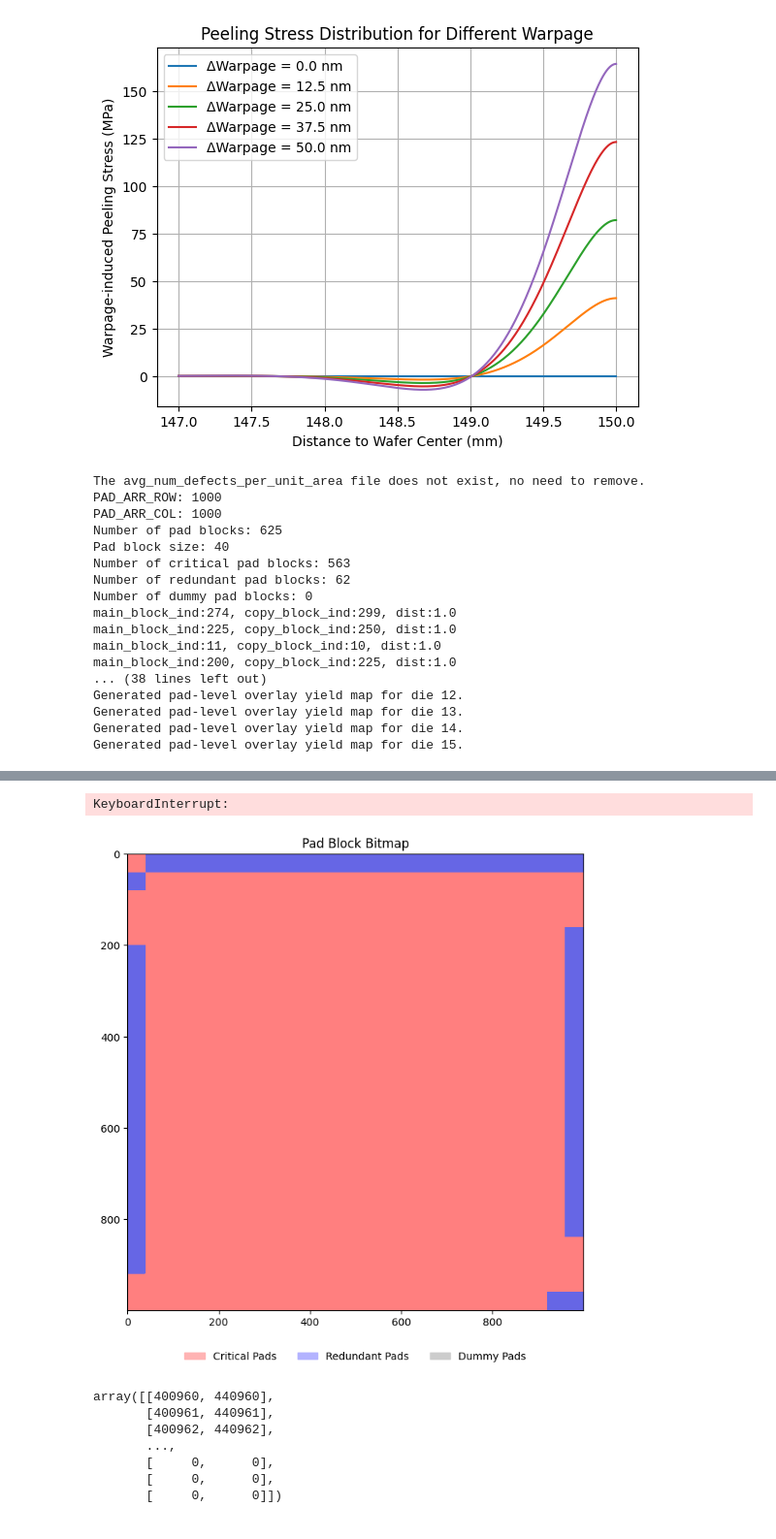
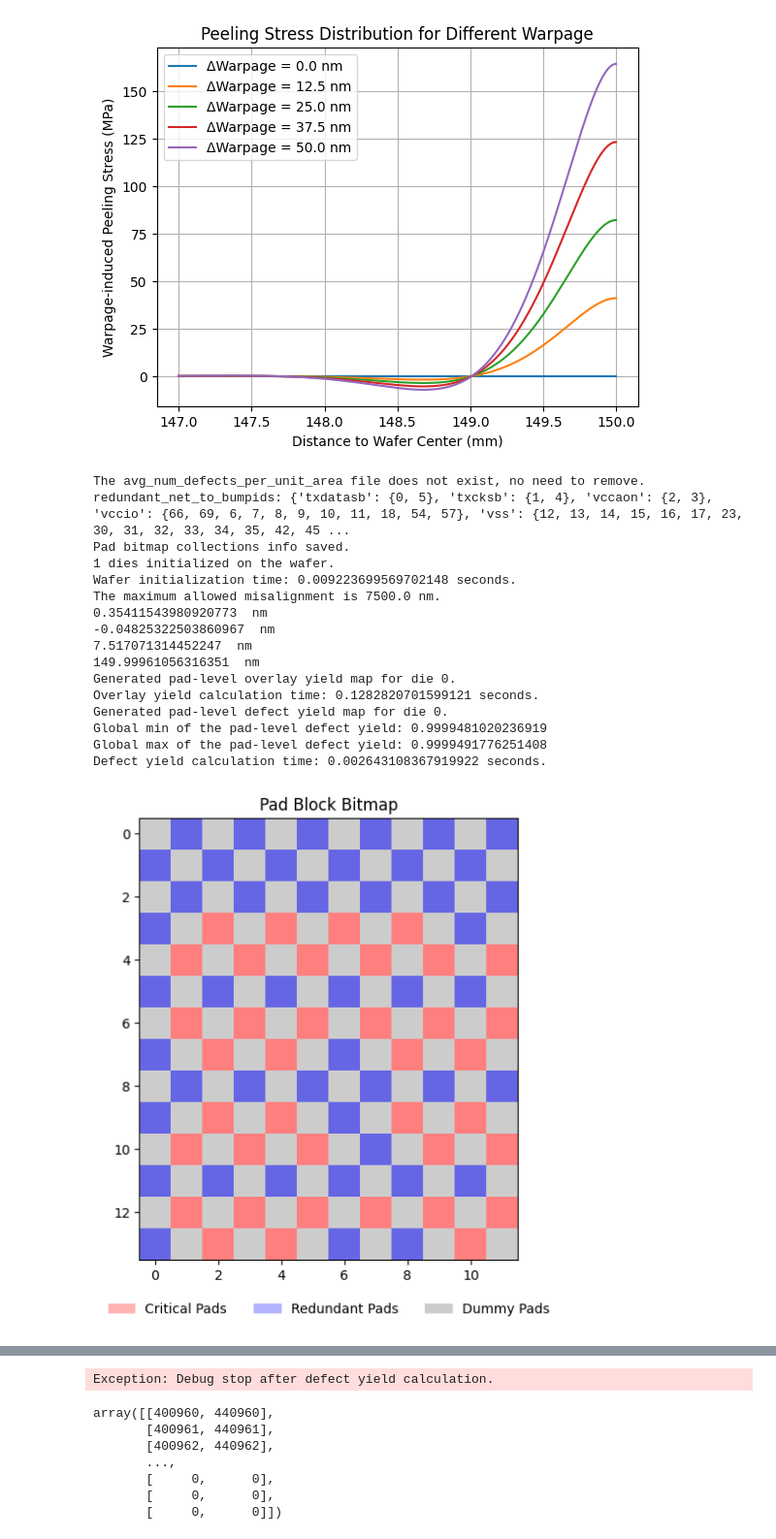
Before and after one commit to nanocad-lab/YAP, a Jupyter notebook: W2W/calculator_main.ipynb, the cells around one changed output, grey strips where cells are left out. Shown at 97% size. Drawn from its saved outputs; the diff is of its cells as text; code cells hidden in the pictures.

```diff
--- a/W2W/calculator_main.ipynb
+++ b/W2W/calculator_main.ipynb
@@ -105,9 +85,10 @@ cfg = load_modeling_config(path='configs/config.yaml',
 num_points = 1 # Number of points for parameter sweep
 
 # Parameter lists that you want to sweep
-die_size_list = np.linspace(10e3, 10e3, num_points)
-PITCH_r_um_list = np.linspace(10, 10, num_points)
-PITCH_c_um_list = np.linspace(10, 10, num_points)
+die_w_list = np.linspace(1400, 1400, num_points)
+die_l_list = np.linspace(1650, 1650, num_points)
+PITCH_r_um_list = np.linspace(115, 115, num_points)
+PITCH_c_um_list = np.linspace(115, 115, num_points)
 particle_density_list = np.logspace(-9, -9, num_points)
 t_0_list = np.linspace(0.1, 0.1, num_points)
 dish_std_list = np.linspace(1, 1, num_points)
@@ -116,7 +97,7 @@ rotation_mean_list = np.linspace(5e-8, 5e-8, num_points)
 Roughness_sigma_m_list = np.linspace(1.0e-9, 1.0e-9, num_points)
 PAD_BOT_R_um_ratio_list = np.linspace(0.5, 0.5, num_points)
 PAD_TOP_R_um_ratio_list = np.linspace(2/3, 2/3, num_points)
-BOW_DIFFERENCE_MEAN_um_list = np.linspace(0.5, 0.5, num_points)
+BOW_DIFFERENCE_MEAN_um_list = np.linspace(10, 10, num_points)
 reuse_dilation = False       # You can set this flag to be True to reuse the dilation result
                             # For example, when you are sweeping particle densities, pad layout is not changing,
                             # so you can reuse the dilation result to save computation time
@@ -130,13 +111,6 @@ if os.path.exists('pad_bitmap/avg_num_defects_per_unit_area.npy'):
 else:
     print("The avg_num_defects_per_unit_area file does not exist, no need to remove.")
 
-# Generate pad bitmap collection
-# cfg.redundant_logical_pad_dist = redundant_logical_pad_dist_list[j-1]  # Set the redundant logical pad distance
-
-
-# Now the parameter iteration will not change the bitmap
-# So you can put this bitmap generation outside the loop
-
 assembly_yield_list = []
 overlay_yield_list = []
 defect_yield_list = []
@@ -146,8 +120,8 @@ Cu_expansion_yield_list = []
 for i in range(num_points):
     # print("Calculating {}-th iteration...".format(i+1))
     # Update parameters
-    cfg.DIE_W_um = float(die_size_list[i])  # die width (um)
-    cfg.DIE_L_um = float(die_size_list[i])  # die length (um)
+    cfg.DIE_W_um = float(die_w_list[i])  # die width (um)
+    cfg.DIE_L_um = float(die_l_list[i])  # die length (um)
     cfg.PITCH_r_um = float(PITCH_r_um_list[i])  # row pitch (um)
     cfg.PITCH_c_um = float(PITCH_c_um_list[i])  # column pitch
     cfg.PAD_TOP_R_um_ratio = float(PAD_TOP_R_um_ratio_list[i])  # top Cu pad radius ratio
@@ -156,58 +130,51 @@ for i in range(num_points):
     cfg.SYSTEM_TRANSLATION_Y_MEAN_um = float(translation_list[i])  # systematic translation mean (um) - y direction
     cfg.SYSTEM_ROTATION_MEAN_rad = float(rotation_mean_list[i])  # systematic rotation mean (rad)
     cfg.D0 = float(particle_density_list[i])  # particle density (um^{-2})
     cfg.t_0 = float(t_0_list[i])  # smallest particle thickness (um)
     cfg.BOW_DIFFERENCE_MEAN_um = float(BOW_DIFFERENCE_MEAN_um_list[i])  # bow difference mean (um)
     cfg.TOP_DISH_STD_nm = float(dish_std_list[i])  # Top Cu pad dish standard deviation (nm)
     cfg.BOT_DISH_STD_nm = float(dish_std_list[i])  # Bottom Cu pad dish standard deviation (nm)
     cfg.Roughness_sigma_m = float(Roughness_sigma_m_list[i])  # Surface roughness standard deviation (m)
     cfg.redundant_logical_pad_dist = 40.0
 
-
     # Update above parameters in the configuration
     update_config_items(cfg=cfg, mode='w2w_modeling')
 
     if cfg.PITCH_r_um >= 1.0 and cfg.PITCH_c_um >= 1.0:
         if reuse_dilation == False or not os.path.exists('pad_bitmap/avg_num_defects_per_unit_area.npy'):
-            pad_bitmap_collection = pad_bitmap_generate(cfg=cfg, pad_layout_pattern='center')
+            pad_bitmap_collection = convert_3dblox_to_pad_bitmap(cfg=cfg,
+                                                     blox_bmap_path='pad_bitmap/UCIe_standard.bmap',
+                                                     pad_arrange_pattern='checkerboard')
+
     else:
         print("Row/Column PITCH is too small, read existing pad bitmap collection.")
         pad_bitmap_collection = np.load('pad_bitmap/bitmap_collection.npy', allow_pickle=True).item()
         pad_bitmap_collection["pad_block_size"] = cfg.pad_block_size
         pad_bitmap_collection["num_critical_pads"] = cfg.PAD_ARR_ROW * cfg.PAD_ARR_COL * cfg.critical_pad_ratio
         pad_bitmap_collection["num_redundant_logical_pads"] = cfg.PAD_ARR_ROW * cfg.PAD_ARR_COL * cfg.redundant_pad_ratio * cfg.redundant_logical_pad_ratio
         pad_bitmap_collection["redundant_logical_pad_copy"] = cfg.redundant_logical_pad_copy
 
     start_time = time.time()
     # Calculate the yield
-    assembly_yield, overlay_yield, defect_yield, Cu_expansion_yield = Assembly_Yield_Calculator(
+    Pad_Yield_Map_Generator(
         cfg=cfg,
         pad_bitmap_collection=pad_bitmap_collection,
     )
-    assembly_yield_list.append(assembly_yield)
-    overlay_yield_list.append(overlay_yield)
-    defect_yield_list.append(defect_yield)
-    Cu_expansion_yield_list.append(Cu_expansion_yield)
-    print("===Consumed time for this iteration: ", time.time() - start_time)
-print("overlay_yield_list: ", overlay_yield_list)
-print("defect_yield_list: ", defect_yield_list)
-print("Cu_expansion_yield_list: ", Cu_expansion_yield_list)
-print("assembly_yield_list: ", assembly_yield_list)
 # %% [output]
 The avg_num_defects_per_unit_area file does not exist, no need to remove.
-PAD_ARR_ROW: 1000
-PAD_ARR_COL: 1000
-Number of pad blocks: 625
-Pad block size: 40
-Number of critical pad blocks: 563
-Number of redundant pad blocks: 62
-Number of dummy pad blocks: 0
-main_block_ind:274, copy_block_ind:299, dist:1.0
-main_block_ind:225, copy_block_ind:250, dist:1.0
-main_block_ind:11, copy_block_ind:10, dist:1.0
-main_block_ind:200, copy_block_ind:225, dist:1.0
-... (38 lines left out)
-Generated pad-level overlay yield map for die 12.
-Generated pad-level overlay yield map for die 13.
-Generated pad-level overlay yield map for die 14.
-Generated pad-level overlay yield map for die 15.
+redundant_net_to_bumpids: {'txdatasb': {0, 5}, 'txcksb': {1, 4}, 'vccaon': {2, 3}, 'vccio': {66, 69, 6, 7, 8, 9, 10, 11, 18, 54, 57}, 'vss': {12, 13, 14, 15, 16, 17, 23, 30, 31, 32, 33, 34, 35, 42, 45 ...
+Pad bitmap collections info saved.
+1 dies initialized on the wafer.
+Wafer initialization time: 0.009223699569702148 seconds.
+The maximum allowed misalignment is 7500.0 nm.
+0.35411543980920773  nm
+-0.04825322503860967  nm
+7.517071314452247  nm
+149.99961056316351  nm
+Generated pad-level overlay yield map for die 0.
+Overlay yield calculation time: 0.1282820701599121 seconds.
+Generated pad-level defect yield map for die 0.
+Global min of the pad-level defect yield: 0.9999481020236919
+Global max of the pad-level defect yield: 0.9999491776251408
+Defect yield calculation time: 0.002643108367919922 seconds.
+[figure, new version]
@@ -214,5 +182,4 @@ Generated pad-level overlay yield map for die 15.
-KeyboardInterrupt:
+Exception: Debug stop after defect yield calculation.
-[figure, old version]
 # %%
 pad_bitmap_collection['redundant_logical_to_physical_arr']
 # %% [output]
```
Also changed, not shown: parts of 2 cells of this notebook, 14 other files.
